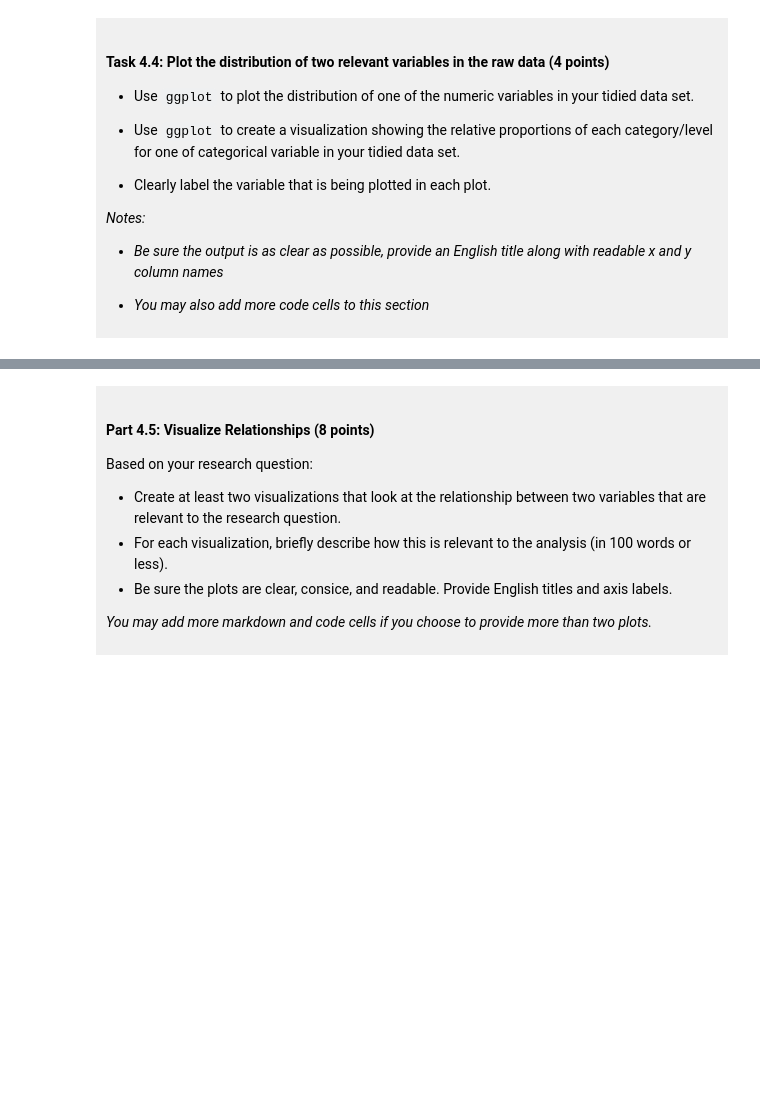
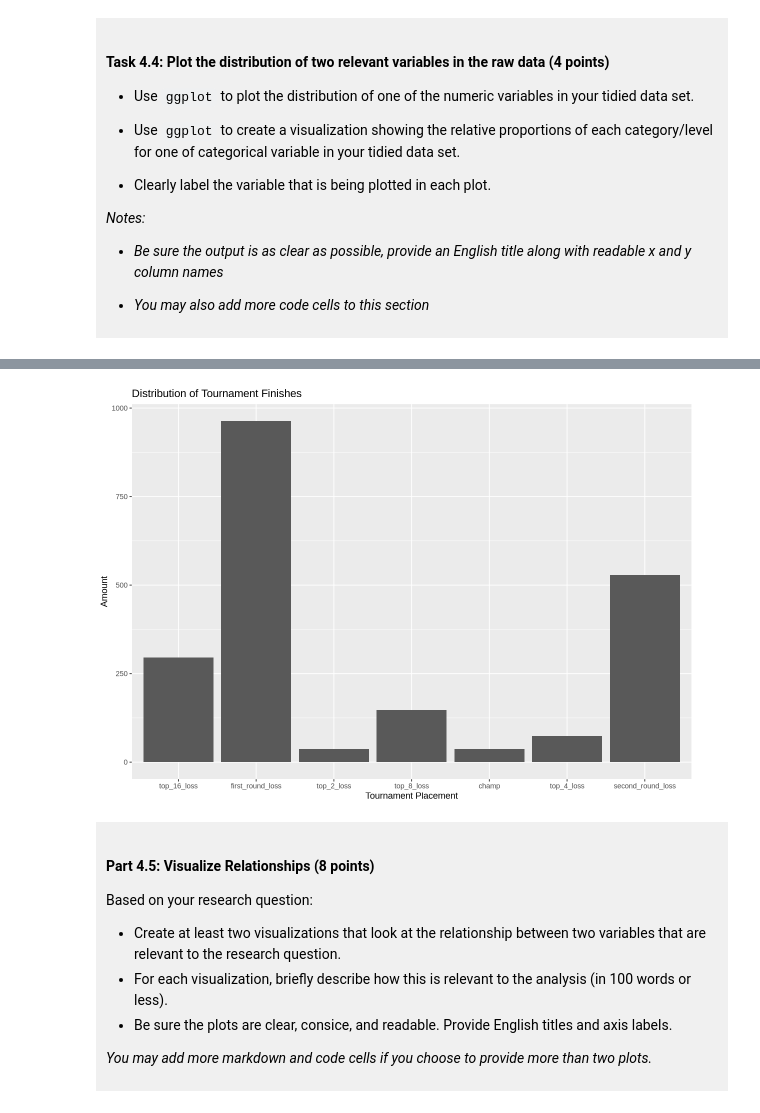
Before and after one commit to jinyuchx-creator/dsci-100-project-jinyu-chen, a Jupyter notebook: dsci-100-project-notebook.ipynb, the cells around one changed output, grey strips where cells are left out. Cells and saved outputs as stored; diff of their text form; code cells hidden in the pictures; blank space fills up the shorter version.

```diff
--- a/dsci-100-project-notebook.ipynb
+++ b/dsci-100-project-notebook.ipynb
@@ -301,5 +352,13 @@ You will refine your research question (if needed) and produce a tidy data set.
 # %%
-### EDIT THIS CODE CELL FOR PLOT 2 ###
+options(repr.plot.width = 10)
+march_tidy |>
+  ggplot(aes(x = tourney_finish)) +
+  geom_bar() +
+  labs(title = "Distribution of Tournament Finishes",
+       x = "Tournament Placement",
+       y = "Amount")
+# %% [output]
+[figure, added]
 # %% [markdown]
 <div style="background-color: #f0f0f0; padding: 10px;">
 
```
Also changed, not shown: parts of 11 cells of this notebook.
